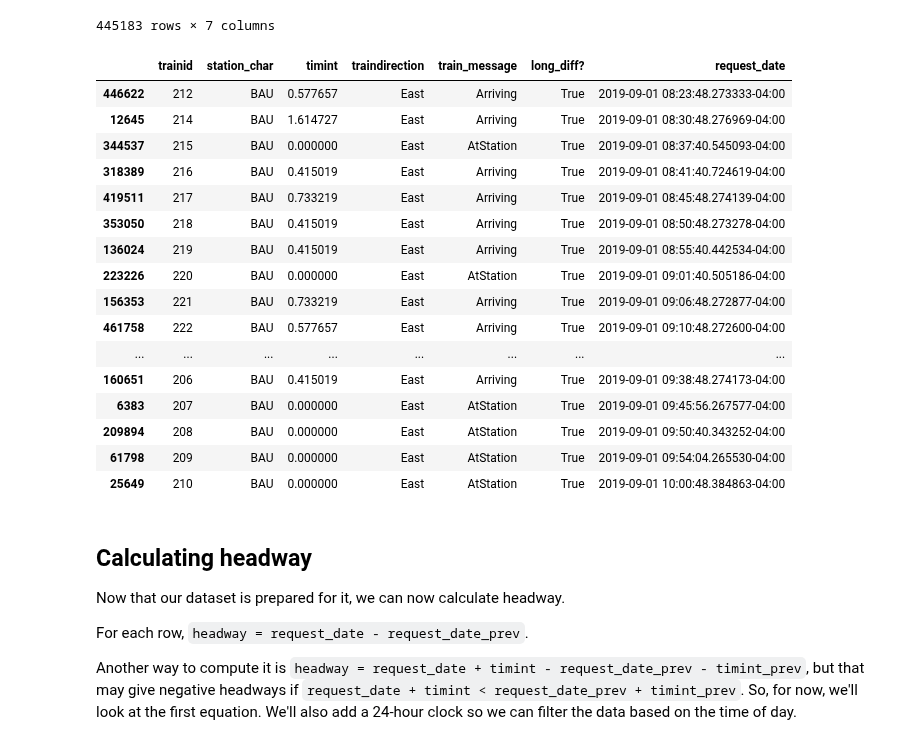
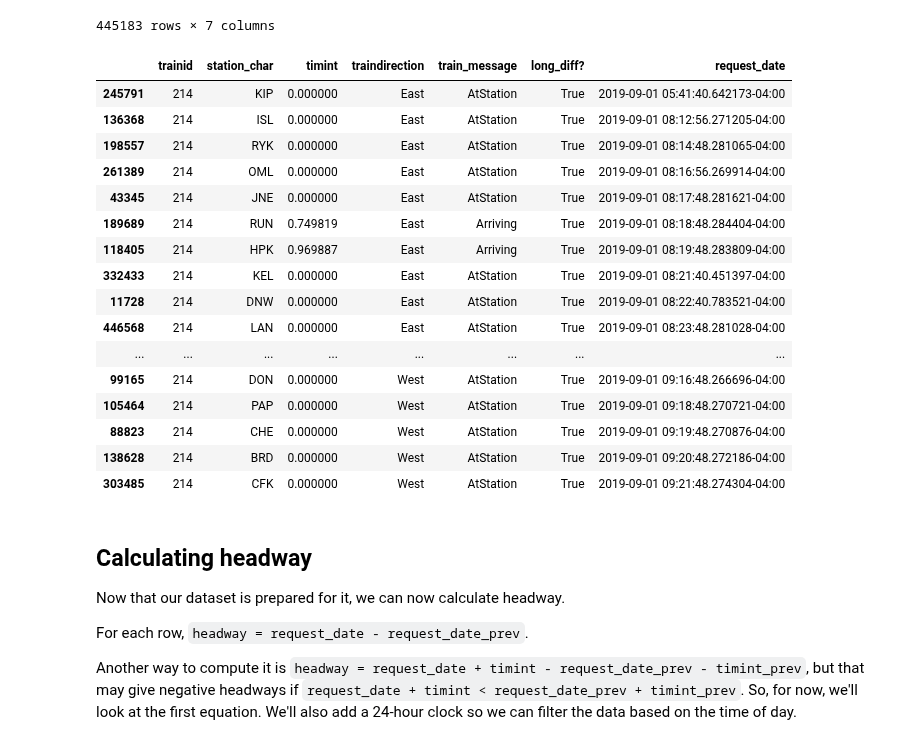
Before and after one commit to CivicTechTO/ttc_subway_times, a Jupyter notebook: doc/ttc_headway_analysis.ipynb, the cells around one changed output. Saved outputs shown, nothing was run; the diff lists cells and outputs as text; code cells hidden in the pictures.

```diff
--- a/doc/ttc_headway_analysis.ipynb
+++ b/doc/ttc_headway_analysis.ipynb
@@ -183,25 +183,25 @@ ttc_3
 445183 rows × 7 columns
 # %%
 # example: train path for train 222
-ttc_3.sort_values(by = ['station_char','traindirection','request_date']).loc[ttc_3['station_char'] == 'BAU'].head(20)
+ttc_3.sort_values(by = ['trainid','request_date']).loc[ttc_3['trainid'] == 214].head(40)
 # %% [output]
 |  | trainid | station_char | timint | traindirection | train_message | long_diff? | request_date |
-| 446622 | 212 | BAU | 0.577657 | East | Arriving | True | 2019-09-01 08:23:48.273333-04:00 |
-| 12645 | 214 | BAU | 1.614727 | East | Arriving | True | 2019-09-01 08:30:48.276969-04:00 |
-| 344537 | 215 | BAU | 0.000000 | East | AtStation | True | 2019-09-01 08:37:40.545093-04:00 |
-| 318389 | 216 | BAU | 0.415019 | East | Arriving | True | 2019-09-01 08:41:40.724619-04:00 |
-| 419511 | 217 | BAU | 0.733219 | East | Arriving | True | 2019-09-01 08:45:48.274139-04:00 |
-| 353050 | 218 | BAU | 0.415019 | East | Arriving | True | 2019-09-01 08:50:48.273278-04:00 |
-| 136024 | 219 | BAU | 0.415019 | East | Arriving | True | 2019-09-01 08:55:40.442534-04:00 |
-| 223226 | 220 | BAU | 0.000000 | East | AtStation | True | 2019-09-01 09:01:40.505186-04:00 |
-| 156353 | 221 | BAU | 0.733219 | East | Arriving | True | 2019-09-01 09:06:48.272877-04:00 |
-| 461758 | 222 | BAU | 0.577657 | East | Arriving | True | 2019-09-01 09:10:48.272600-04:00 |
+| 245791 | 214 | KIP | 0.000000 | East | AtStation | True | 2019-09-01 05:41:40.642173-04:00 |
+| 136368 | 214 | ISL | 0.000000 | East | AtStation | True | 2019-09-01 08:12:56.271205-04:00 |
+| 198557 | 214 | RYK | 0.000000 | East | AtStation | True | 2019-09-01 08:14:48.281065-04:00 |
+| 261389 | 214 | OML | 0.000000 | East | AtStation | True | 2019-09-01 08:16:56.269914-04:00 |
+| 43345 | 214 | JNE | 0.000000 | East | AtStation | True | 2019-09-01 08:17:48.281621-04:00 |
+| 189689 | 214 | RUN | 0.749819 | East | Arriving | True | 2019-09-01 08:18:48.284404-04:00 |
+| 118405 | 214 | HPK | 0.969887 | East | Arriving | True | 2019-09-01 08:19:48.283809-04:00 |
+| 332433 | 214 | KEL | 0.000000 | East | AtStation | True | 2019-09-01 08:21:40.451397-04:00 |
+| 11728 | 214 | DNW | 0.000000 | East | AtStation | True | 2019-09-01 08:22:40.783521-04:00 |
+| 446568 | 214 | LAN | 0.000000 | East | AtStation | True | 2019-09-01 08:23:48.281028-04:00 |
 | ... | ... | ... | ... | ... | ... | ... | ... |
-| 160651 | 206 | BAU | 0.415019 | East | Arriving | True | 2019-09-01 09:38:48.274173-04:00 |
-| 6383 | 207 | BAU | 0.000000 | East | AtStation | True | 2019-09-01 09:45:56.267577-04:00 |
-| 209894 | 208 | BAU | 0.000000 | East | AtStation | True | 2019-09-01 09:50:40.343252-04:00 |
-| 61798 | 209 | BAU | 0.000000 | East | AtStation | True | 2019-09-01 09:54:04.265530-04:00 |
-| 25649 | 210 | BAU | 0.000000 | East | AtStation | True | 2019-09-01 10:00:48.384863-04:00 |
+| 99165 | 214 | DON | 0.000000 | West | AtStation | True | 2019-09-01 09:16:48.266696-04:00 |
+| 105464 | 214 | PAP | 0.000000 | West | AtStation | True | 2019-09-01 09:18:48.270721-04:00 |
+| 88823 | 214 | CHE | 0.000000 | West | AtStation | True | 2019-09-01 09:19:48.270876-04:00 |
+| 138628 | 214 | BRD | 0.000000 | West | AtStation | True | 2019-09-01 09:20:48.272186-04:00 |
+| 303485 | 214 | CFK | 0.000000 | West | AtStation | True | 2019-09-01 09:21:48.274304-04:00 |
 # %% [markdown]
 ## Calculating headway
 Now that our dataset is prepared for it, we can now calculate headway.
```
Also changed, not shown: parts of 3 cells of this notebook.
